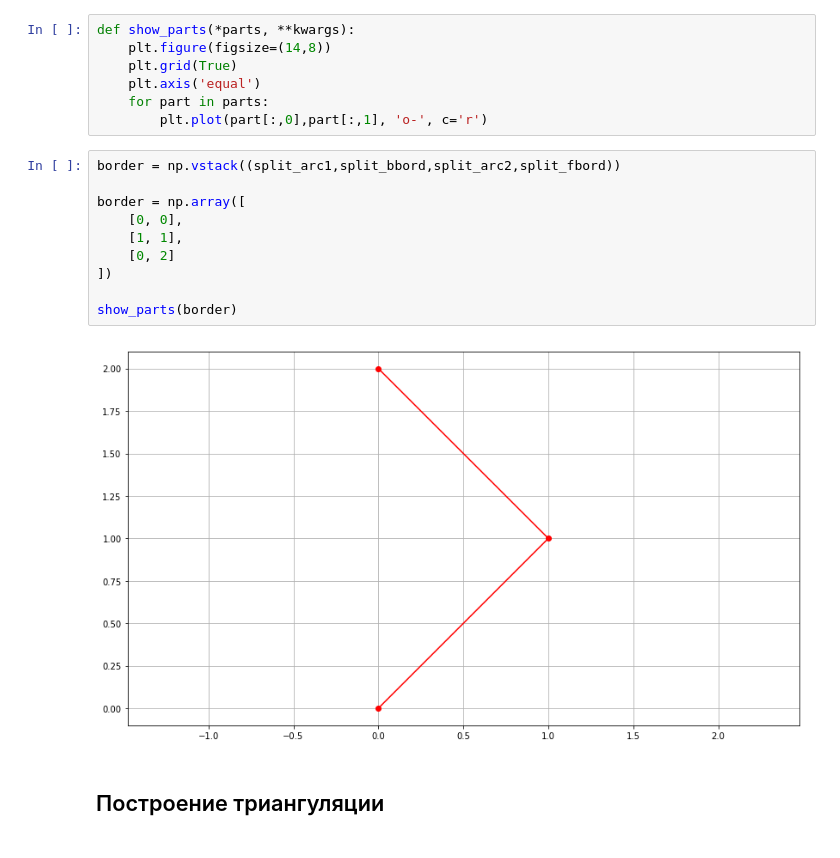
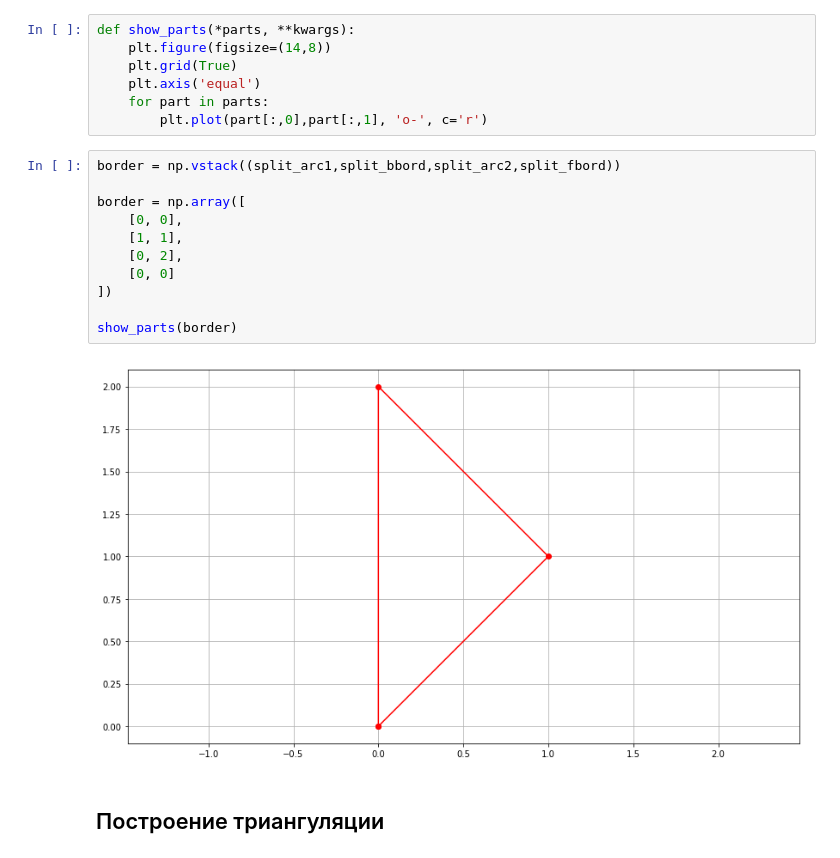
Before and after one commit to AlezM/instrumental-modeling-sources, a Jupyter notebook: TestWork.ipynb, the cells around one changed output. Saved outputs shown, nothing was run; the diff lists cells and outputs as text.

Commit message:
Add graphic

```diff
--- a/TestWork.ipynb
+++ b/TestWork.ipynb
@@ -28,15 +29,16 @@ def show_parts(*parts, **kwargs):
 # %%
 border = np.vstack((split_arc1,split_bbord,split_arc2,split_fbord))
 
 border = np.array([
     [0, 0],
     [1, 1],
-    [0, 2]
+    [0, 2],
+    [0, 0]
 ])
 
 show_parts(border)
 # %% [output]
-[figure, old version]
+[figure, new version]
 # %% [markdown]
 ## Построение триангуляции
 # %%
```
Also changed, not shown: parts of 7 cells of this notebook.
